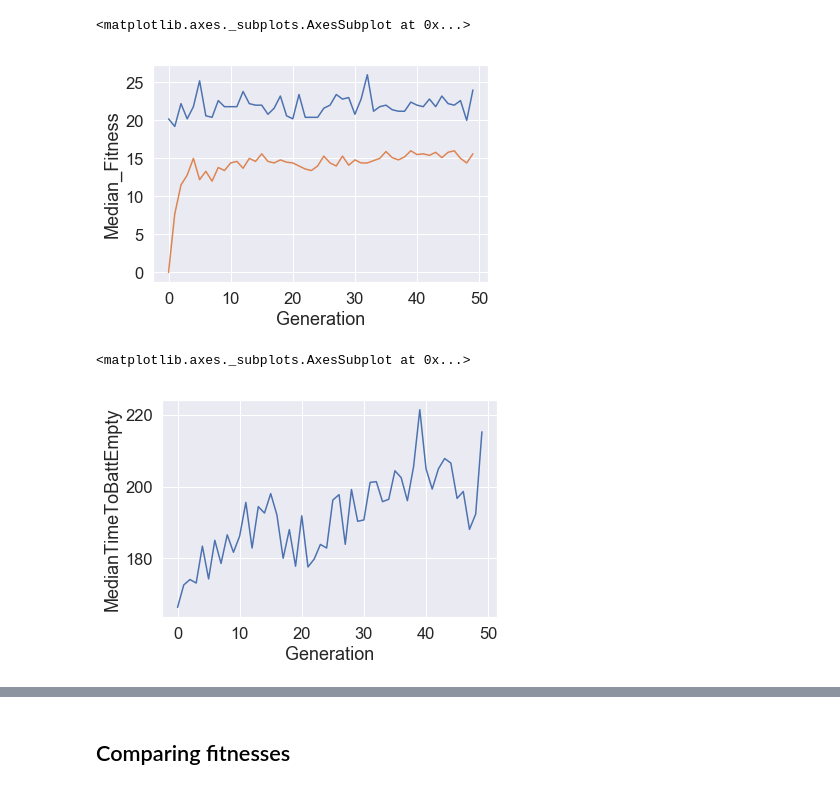
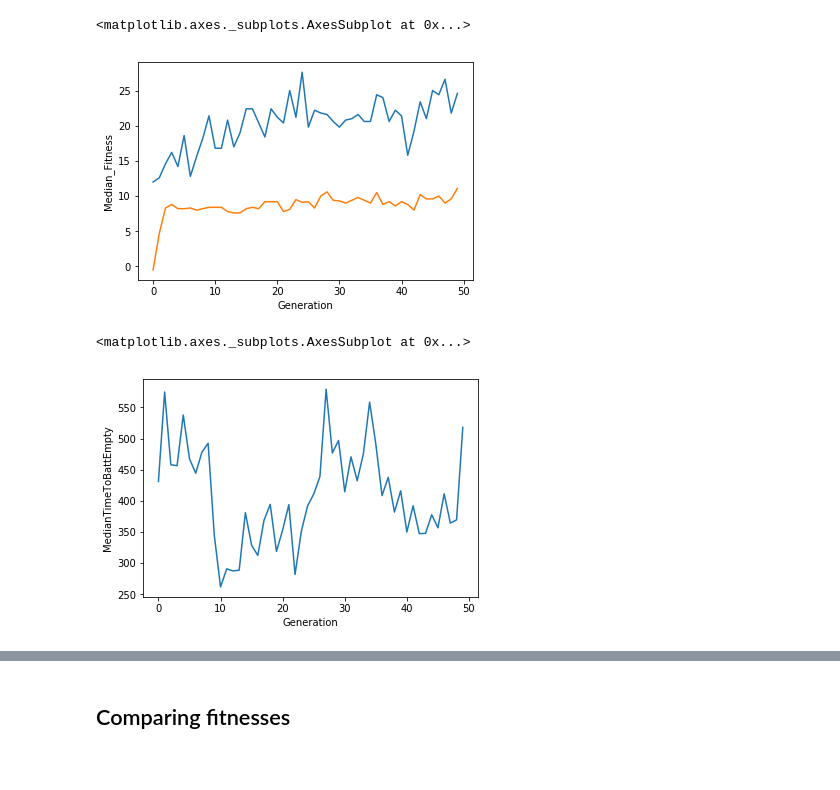
Before and after one commit to kaiolae/dfp_banana, a Jupyter notebook: Direct-Future-Prediction-Keras/notebooks/AnalyzeEvolvedNetwork-aug2-batt100.ipynb, the cells around one changed output, grey strips where cells are left out. Drawn from its saved outputs; the diff is of its cells as text; code cells hidden in the pictures.

```diff
--- a/Direct-Future-Prediction-Keras/notebooks/AnalyzeEvolvedNetwork-aug2-batt100.ipynb
+++ b/Direct-Future-Prediction-Keras/notebooks/AnalyzeEvolvedNetwork-aug2-batt100.ipynb
@@ -32,21 +32,21 @@ def summarize_across_generations(dataframe):
     return compressed_frame
 # %%
 #Plotting Fitness: Converges VERY quickly.
-results_folder = "../sep27_five_fitnesstests_per_individual_run1_battery_penalty_10/"
+results_folder = "../oct8-evolving-agent-with-charge-output/"
 fitness_file = results_folder+"fitness_summary.csv"
 fitness_frame = pandas.read_csv(fitness_file, sep=" ")
 sns.lineplot(x="Generation", y="Best_Fitness", data=fitness_frame)
 sns.lineplot(x="Generation", y="Median_Fitness", data=fitness_frame)
 #sns.lineplot(x="Generation", y="StdDev", data=fitness_frame)
 # %% [output]
 <matplotlib.axes._subplots.AxesSubplot at 0x...>
-[figure, old version]
+[figure, new version]
 # %%
 
 sns.lineplot(x="Generation", y="MedianTimeToBattEmpty", data=fitness_frame)
 # %% [output]
 <matplotlib.axes._subplots.AxesSubplot at 0x...>
-[figure, old version]
+[figure, new version]
 # %%
 nn_output_file = results_folder+"/nn_outputs_summary.csv"
 
```
Also changed, not shown: parts of 15 cells of this notebook, 16 other files.
